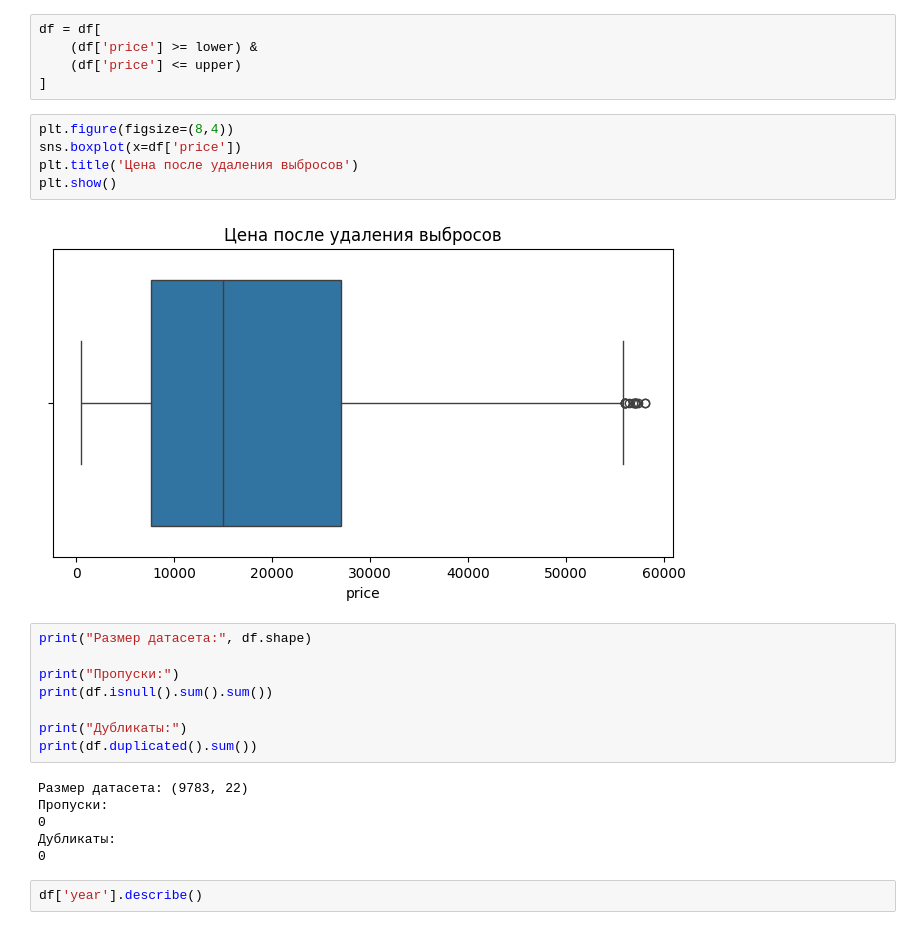
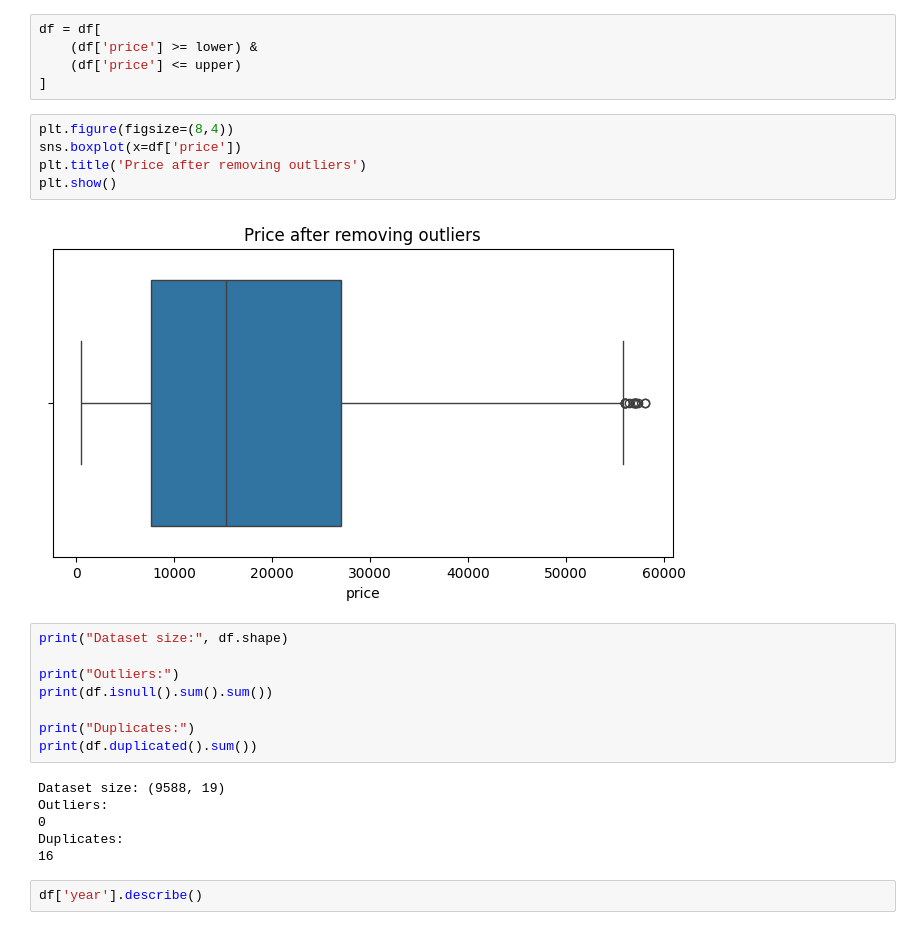
Before and after one commit to lllda06/DATA-ANALYSIS, a Jupyter notebook: Практика.ipynb, the cells around one changed output. Drawn from its saved outputs; the diff is of its cells as text.

```diff
--- a/Практика.ipynb
+++ b/Практика.ipynb
@@ -273,24 +273,24 @@ df = df[
 # %%
 plt.figure(figsize=(8,4))
 sns.boxplot(x=df['price'])
-plt.title('Цена после удаления выбросов')
+plt.title('Price after removing outliers')
 plt.show()
 # %% [output]
-[figure, old version]
+[figure, new version]
 # %%
-print("Размер датасета:", df.shape)
+print("Dataset size:", df.shape)
 
-print("Пропуски:")
+print("Outliers:")
 print(df.isnull().sum().sum())
 
-print("Дубликаты:")
+print("Duplicates:")
 print(df.duplicated().sum())
 # %% [output]
-Размер датасета: (9783, 22)
-Пропуски:
+Dataset size: (9588, 19)
+Outliers:
 0
-Дубликаты:
-0
+Duplicates:
+16
 # %%
 df['year'].describe()
 # %% [output]
```
Also changed, not shown: parts of 141 cells of this notebook.
